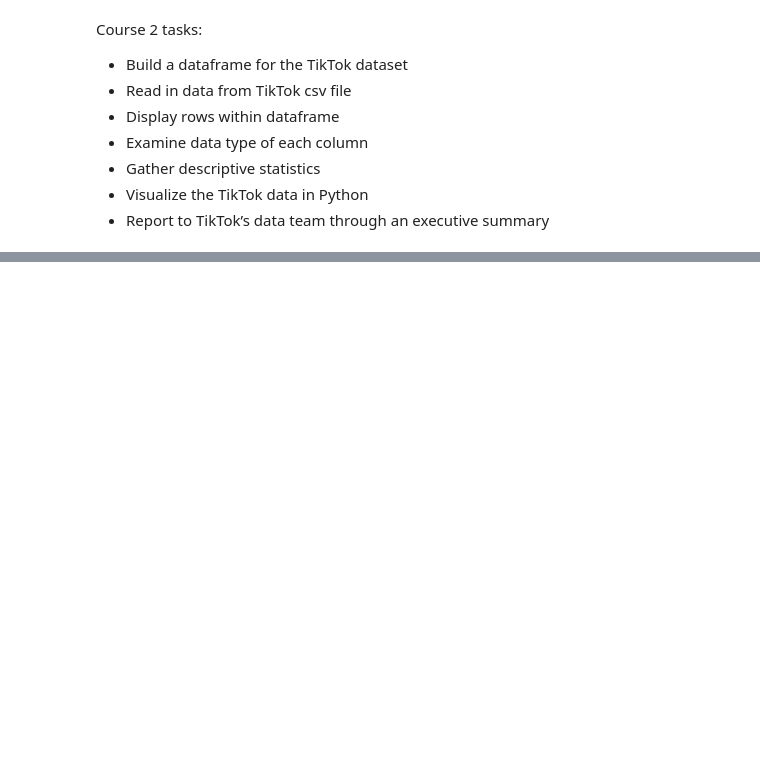
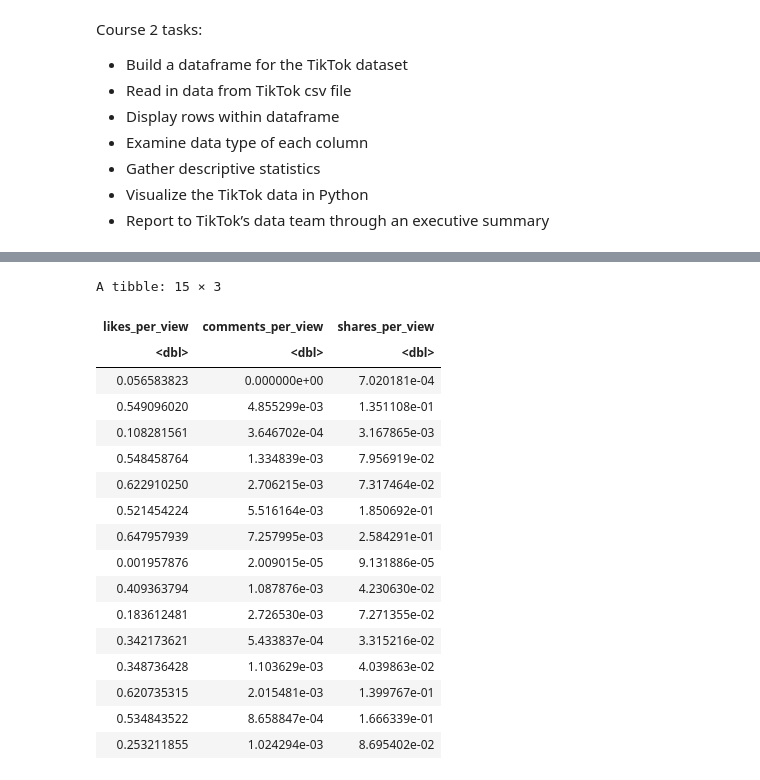
Before and after one commit to tros01/google_advanced_data_analytics, a Jupyter notebook: ga2_tiktok_r.ipynb, the cells around one changed output, grey strips where cells are left out. Drawn from its saved outputs; the diff is of its cells as text; code cells hidden in the pictures; blank space fills up the shorter version.

```diff
--- a/ga2_tiktok_r.ipynb
+++ b/ga2_tiktok_r.ipynb
@@ -36,0 +232,31 @@ dbl (3): #, video_id, video_duration_sec
+# %%
+# Create a likes_per_view column
+ratio_cols <- c("likes_per_view", "comments_per_view", "shares_per_view")
+
+for (col in ratio_cols) {
+    key_term <- str_extract(col, "^[a-z]+(?=s)")
+    source_col <- paste0("video_", key_term, "_count")
+
+    df[col] <- df[source_col] / df["video_view_count"]
+}
+
+df[ratio_cols] |> head(n=15)
+# %% [output]
+A tibble: 15 × 3
+| likes_per_view | comments_per_view | shares_per_view |
+| <dbl> | <dbl> | <dbl> |
+| 0.056583823 | 0.000000e+00 | 7.020181e-04 |
+| 0.549096020 | 4.855299e-03 | 1.351108e-01 |
+| 0.108281561 | 3.646702e-04 | 3.167865e-03 |
+| 0.548458764 | 1.334839e-03 | 7.956919e-02 |
+| 0.622910250 | 2.706215e-03 | 7.317464e-02 |
+| 0.521454224 | 5.516164e-03 | 1.850692e-01 |
+| 0.647957939 | 7.257995e-03 | 2.584291e-01 |
+| 0.001957876 | 2.009015e-05 | 9.131886e-05 |
+| 0.409363794 | 1.087876e-03 | 4.230630e-02 |
+| 0.183612481 | 2.726530e-03 | 7.271355e-02 |
+| 0.342173621 | 5.433837e-04 | 3.315216e-02 |
+| 0.348736428 | 1.103629e-03 | 4.039863e-02 |
+| 0.620735315 | 2.015481e-03 | 1.399767e-01 |
+| 0.534843522 | 8.658847e-04 | 1.666339e-01 |
+| 0.253211855 | 1.024294e-03 | 8.695402e-02 |
```
Also changed, not shown: parts of 15 cells of this notebook.
